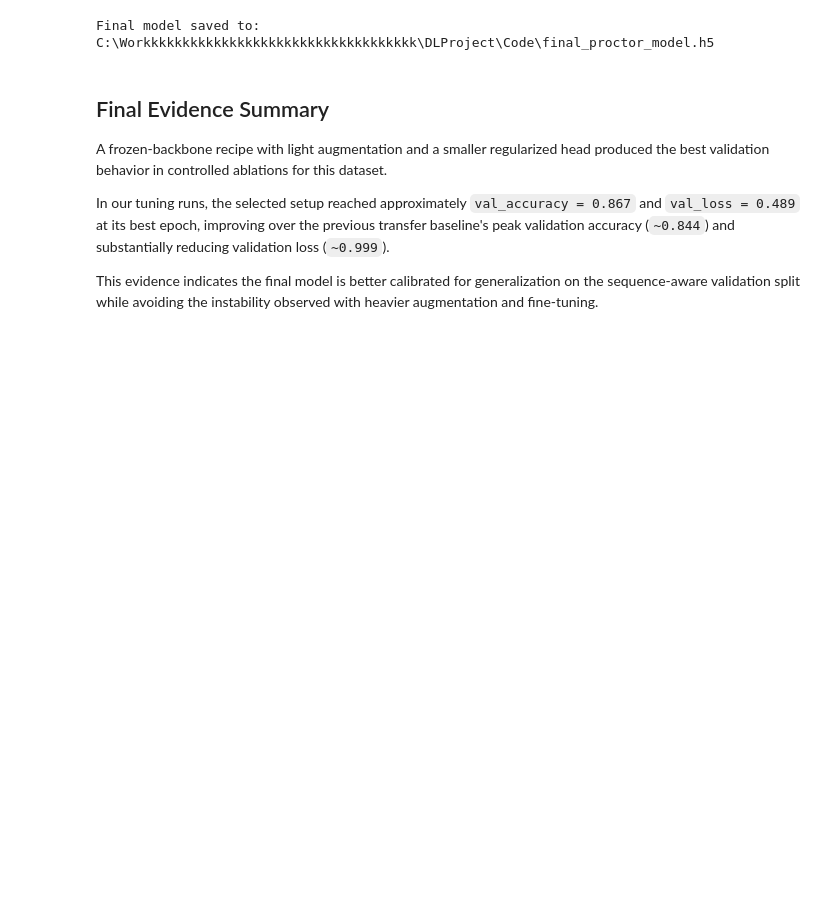
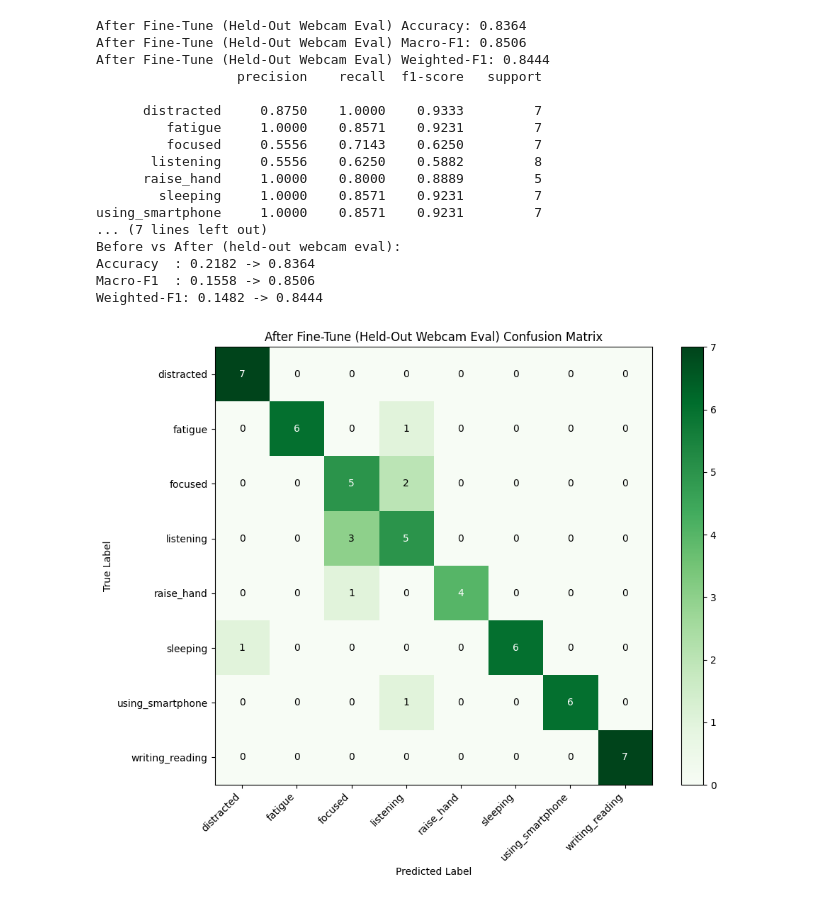
Before and after one commit to Amzuhe/behavior-detection, a Jupyter notebook: DLProject/Code/notebooks/iteration3_mobilenet_augmented.ipynb, the cells around one changed output. Drawn from its saved outputs; the diff is of its cells as text; code cells hidden in the pictures; blank space fills up the shorter version.

```diff
--- a/DLProject/Code/notebooks/iteration3_mobilenet_augmented.ipynb
+++ b/DLProject/Code/notebooks/iteration3_mobilenet_augmented.ipynb
@@ -34,11 +57,0 @@ TensorFlow version: 2.10.0
-# %%
-gpus = tf.config.list_physical_devices('GPU')
-if gpus:
-    try:
-        for gpu in gpus:
-            tf.config.experimental.set_memory_growth(gpu, True)
-        print('GPU detected and enabled:', gpus)
-    except RuntimeError as error:
-        print('GPU detected, but TensorFlow was already initialized:', error)
-else:
-    print('No GPU detected. TensorFlow will run on CPU.')
@@ -46,0 +58,10 @@ GPU detected and enabled: [PhysicalDevice(name='/physical_device:GPU:0', device_
+# %%
+# Runtime device config
+if not USE_GPU:
+    try:
+        tf.config.set_visible_devices([], 'GPU')
+    except Exception as error:
+        print('GPU visibility already fixed:', error)
+    print('CPU mode active. Visible GPUs:', tf.config.get_visible_devices('GPU'))
+else:
+    print('GPU mode requested. Visible GPUs:', tf.config.get_visible_devices('GPU'))
@@ -310,14 +450,34 @@ using_smartphone       1.00      0.98      0.99        88
-# %%
-augmented_model = keras.models.load_model(BEST_MODEL_PATH)
-augmented_model.save(MODEL_OUTPUT_PATH)
-print(f'Final model saved to: {MODEL_OUTPUT_PATH}')
-# %% [output]
-Final model saved to: C:\Workkkkkkkkkkkkkkkkkkkkkkkkkkkkkkkkkkk\DLProject\Code\final_proctor_model.h5
-# %% [markdown]
-## Final Evidence Summary
-
-A frozen-backbone recipe with light augmentation and a smaller regularized head produced the best validation behavior in controlled ablations for this dataset.
-
-In our tuning runs, the selected setup reached approximately `val_accuracy = 0.867` and `val_loss = 0.489` at its best epoch, improving over the previous transfer baseline's peak validation accuracy (`~0.844`) and substantially reducing validation loss (`~0.999`).
-
-This evidence indicates the final model is better calibrated for generalization on the sequence-aware validation split while avoiding the instability observed with heavier augmentation and fine-tuning.
+# %%
+# Evaluate fine-tuned model on held-out webcam eval split
+after_metrics = evaluate_on_dataset(
+    fine_tune_model,
+    webcam_eval_ds,
+    np.array(webcam_eval_labels),
+    CLASS_NAMES,
+    title_prefix='After Fine-Tune (Held-Out Webcam Eval)',
+    cmap='Greens'
+)
+
+print('\nBefore vs After (held-out webcam eval):')
+print(f"Accuracy  : {baseline_metrics['accuracy']:.4f} -> {after_metrics['accuracy']:.4f}")
+print(f"Macro-F1  : {baseline_metrics['macro_f1']:.4f} -> {after_metrics['macro_f1']:.4f}")
+print(f"Weighted-F1: {baseline_metrics['weighted_f1']:.4f} -> {after_metrics['weighted_f1']:.4f}")
+# %% [output]
+After Fine-Tune (Held-Out Webcam Eval) Accuracy: 0.8364
+After Fine-Tune (Held-Out Webcam Eval) Macro-F1: 0.8506
+After Fine-Tune (Held-Out Webcam Eval) Weighted-F1: 0.8444
+                  precision    recall  f1-score   support
+
+      distracted     0.8750    1.0000    0.9333         7
+         fatigue     1.0000    0.8571    0.9231         7
+         focused     0.5556    0.7143    0.6250         7
+       listening     0.5556    0.6250    0.5882         8
+      raise_hand     1.0000    0.8000    0.8889         5
+        sleeping     1.0000    0.8571    0.9231         7
+using_smartphone     1.0000    0.8571    0.9231         7
+... (7 lines left out)
+Before vs After (held-out webcam eval):
+Accuracy  : 0.2182 -> 0.8364
+Macro-F1  : 0.1558 -> 0.8506
+Weighted-F1: 0.1482 -> 0.8444
+[figure, added]
```
Also changed, not shown: parts of 18 cells of this notebook, 4 other files.
